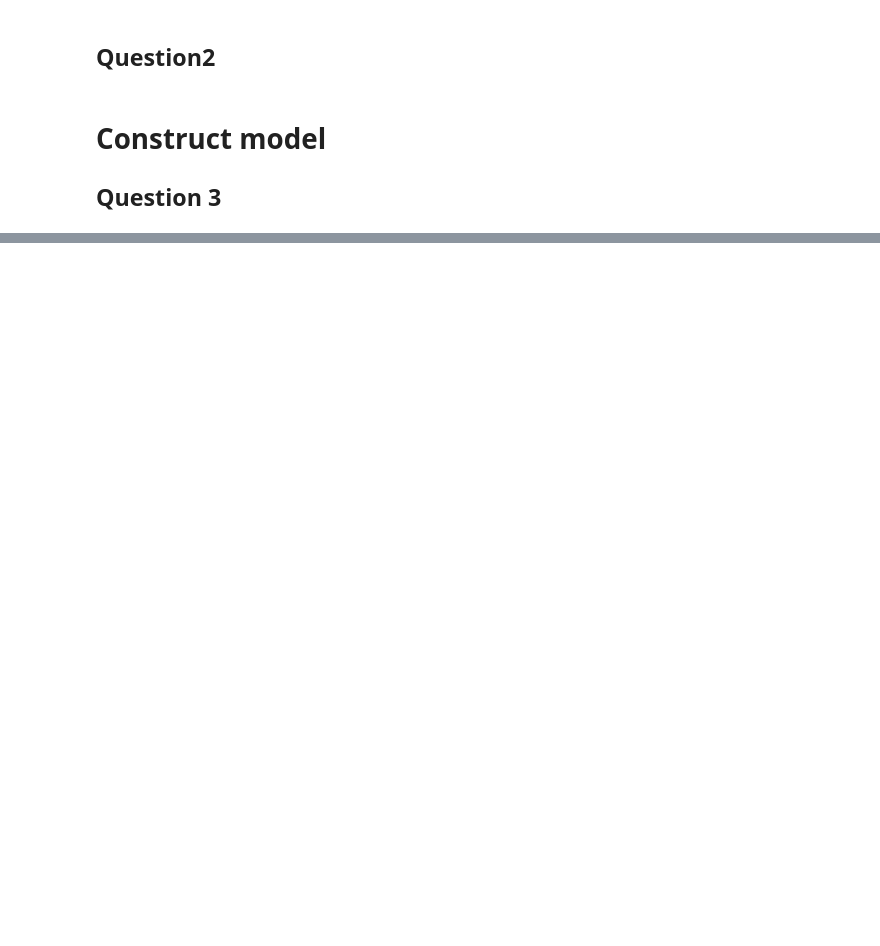
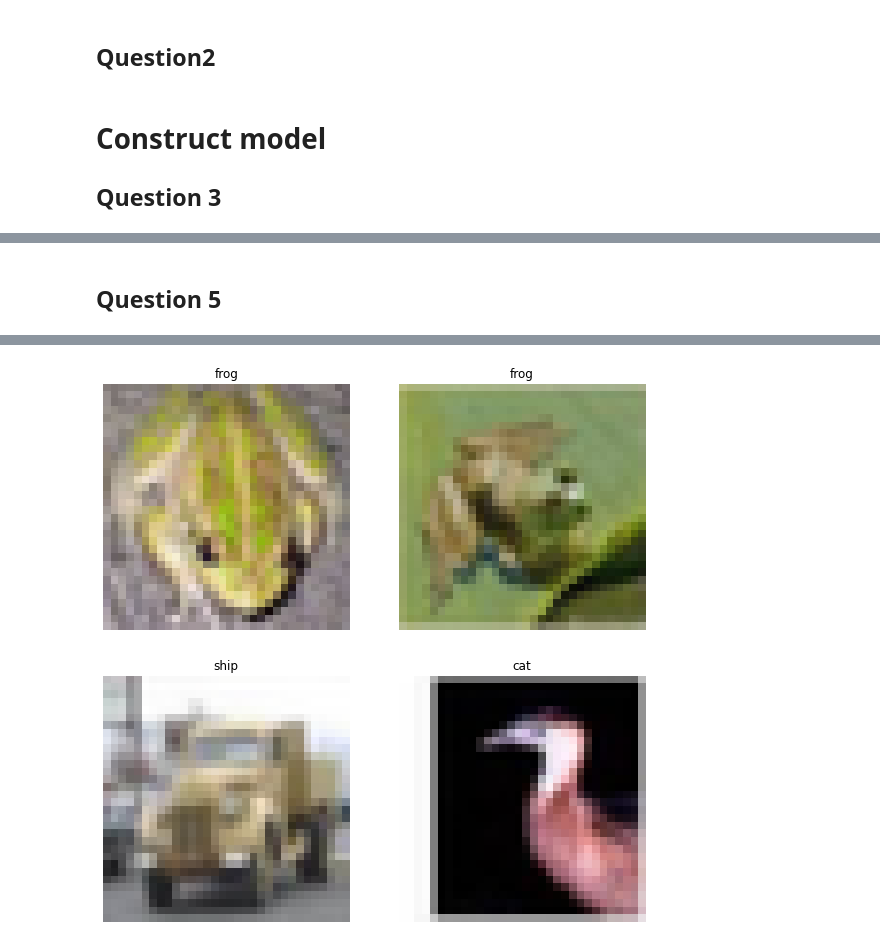
Before and after one commit to RX-0-95/cnn_image_classification, a Jupyter notebook: lennet5.ipynb, the cells around one changed output, grey strips where cells are left out. Drawn from its saved outputs; the diff is of its cells as text; code cells hidden in the pictures; blank space fills up the shorter version.

```diff
--- a/lennet5.ipynb
+++ b/lennet5.ipynb
@@ -198,18 +196,19 @@ _________________________________________________________________
 # %%
 from solver import Solver
 #model = ThreeLayerConvNet(12, 8, 10)
-model = Lennet5(in_channel=3, out_channel=10,options=options)
+model = Lennet5(in_channel=3, out_channel=10)
 data_set = {
     'train_data': X_train,
     'train_label': y_train,
     'val_data':X_val,
     'val_label':y_val,
 }
-options = {
-    #'lr': 1e-4,
-    'epoch_num': 30,
+train_options = {
+    'optimizer': 'sgd',
+    'lr': 0.01,
+    'epoch_num': 20,
 }
 
-solver= Solver(model,data_set,options=options)
+solver= Solver(model,data_set,options=train_options)
 solver.train()
 # %% [output]
@@ -233 +222,31 @@ Iteration 36800, Epoch 25, Loss: 0.6149722933769226, Accuracy: 79.45075988769531
 KeyboardInterrupt:
+# %% [markdown]
+## Question 5
+# %%
+#Get the test accuracy
+random.seed('sedd')
+solver.test_model(X_test,y_test)
+predict_label = solver.predict(X_test)
+pred_table = np.equal(predict_label,y_test)
+false_pred_idx = np.where(pred_table == False)[0]
+correct_pred_idx = np.where(pred_table == True)[0]
+np.random.shuffle(false_pred_idx)
+np.random.shuffle(correct_pred_idx)
+#print(correct_pred_idx[0])
+
+for plt_idx, idx in enumerate(correct_pred_idx[0:2]):
+    cls = classes[y_test[idx]]
+    plt.subplot(1,3,plt_idx+1)
+    plt.imshow(X_test[idx].astype('uint8'))
+    plt.axis('off')
+    plt.title(cls)
+plt.show()
+
+for plt_idx, idx in enumerate(false_pred_idx[0:2]):
+    cls = classes[predict_label[idx]]
+    plt.subplot(1,3,plt_idx+1)
+    plt.imshow(X_test[idx].astype('uint8'))
+    plt.axis('off')
+    plt.title(cls)
+plt.show()
+# %% [output]
@@ -233,0 +254,2 @@ KeyboardInterrupt:
+[figure, added]
+[figure, added]
```
Also changed, not shown: parts of 28 cells of this notebook, 7 other files.
